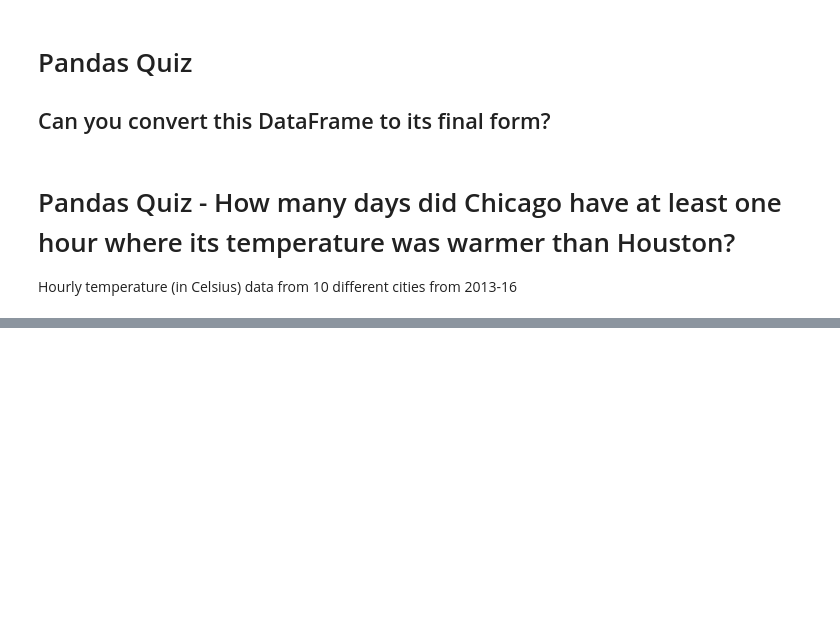
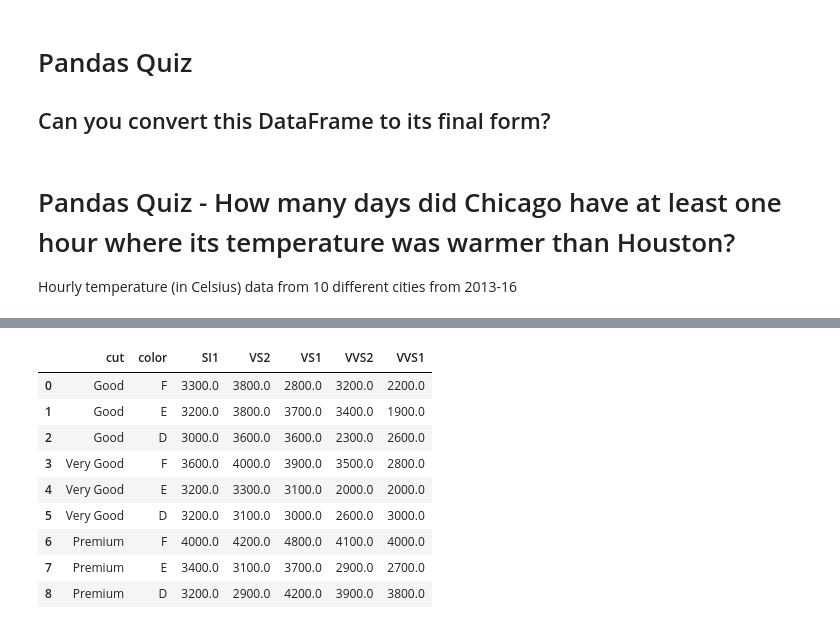
Before and after one commit to tdpetrou/Learn-Pandas, a Jupyter notebook: Blurbs.ipynb, the cells around one changed output, grey strips where cells are left out. Saved outputs shown, nothing was run; the diff lists cells and outputs as text; code cells hidden in the pictures; blank space fills up the shorter version.

Commit message:
Convert trapped pdfs to dataframes

```diff
--- a/Blurbs.ipynb
+++ b/Blurbs.ipynb
@@ -132,0 +128,9 @@ df = pd.read_csv('https://raw.githubusercontent.com/tdpetrou/Learn-Pandas/master
+# %%
+import pandas as pd
+df = pd.read_csv('data/diamonds.csv')
+
+df['clarity'] = df['clarity'].astype(pd.CategoricalDtype(['I1', 'SI2', 'SI1', 'VS2', 'VS1', 'VVS2', 'VVS1', 'IF']))
+df['cut'] = df['cut'].astype(pd.CategoricalDtype(['Good', 'Very Good', 'Premium']))
+df['color'] = df['color'].astype(pd.CategoricalDtype(['F', 'E', 'D']))
+
+df = df.query('cut in ["Good", "Very Good", "Premium"] and color in ["D", "E", "F"] and clarity in ["SI1", "VS2", "VS1", "VVS2", "VVS1"]')
@@ -132,0 +151,6 @@ df = pd.read_csv('https://raw.githubusercontent.com/tdpetrou/Learn-Pandas/master
+# %%
+result = df.pivot_table(index=['cut', 'color'],
+                        columns=['clarity'],
+                        values='price',
+                        aggfunc='mean').round(-2)
+result
@@ -132,0 +169,14 @@ df = pd.read_csv('https://raw.githubusercontent.com/tdpetrou/Learn-Pandas/master
+# %%
+result.to_csv('result.csv')
+pd.read_csv('result.csv')
+# %% [output]
+|  | cut | color | SI1 | VS2 | VS1 | VVS2 | VVS1 |
+| 0 | Good | F | 3300.0 | 3800.0 | 2800.0 | 3200.0 | 2200.0 |
+| 1 | Good | E | 3200.0 | 3800.0 | 3700.0 | 3400.0 | 1900.0 |
+| 2 | Good | D | 3000.0 | 3600.0 | 3600.0 | 2300.0 | 2600.0 |
+| 3 | Very Good | F | 3600.0 | 4000.0 | 3900.0 | 3500.0 | 2800.0 |
+| 4 | Very Good | E | 3200.0 | 3300.0 | 3100.0 | 2000.0 | 2000.0 |
+| 5 | Very Good | D | 3200.0 | 3100.0 | 3000.0 | 2600.0 | 3000.0 |
+| 6 | Premium | F | 4000.0 | 4200.0 | 4800.0 | 4100.0 | 4000.0 |
+| 7 | Premium | E | 3400.0 | 3100.0 | 3700.0 | 2900.0 | 2700.0 |
+| 8 | Premium | D | 3200.0 | 2900.0 | 4200.0 | 3900.0 | 3800.0 |
```
Also changed, not shown: parts of 8 cells of this notebook, 3 other files.
